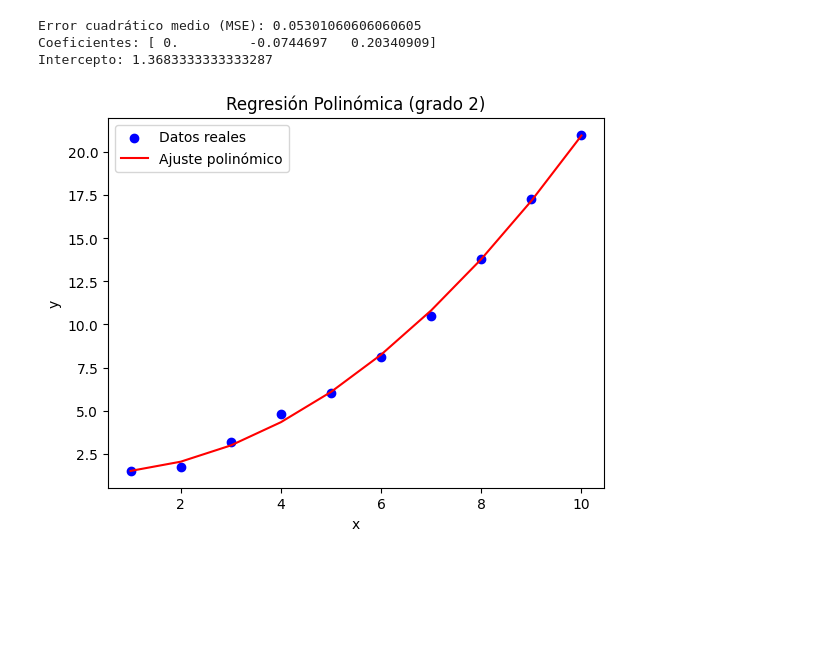
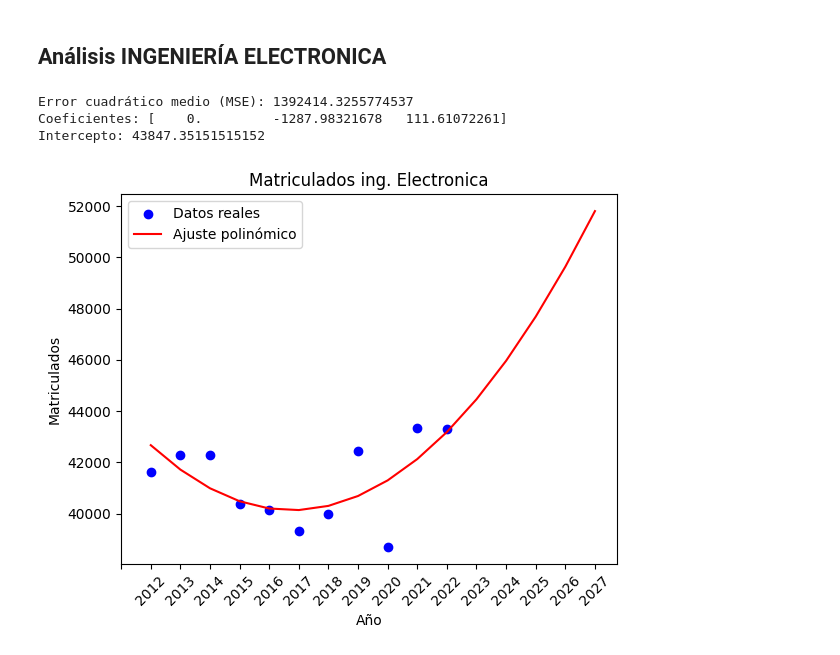
Before and after one commit to Checho019/vigilancia-tecnologica-eng-electrica, a Jupyter notebook: Regresion_matriculados_egresados.ipynb, the cells around one changed output. Drawn from its saved outputs; the diff is of its cells as text; code cells hidden in the pictures; blank space fills up the shorter version.

```diff
--- a/Regresion_matriculados_egresados.ipynb
+++ b/Regresion_matriculados_egresados.ipynb
@@ -52,42 +53,68 @@ df_sis_G
+# %%
+# Obtener los valores totales de los años
+años = [2012, 2013, 2014, 2015, 2016, 2017, 2018, 2019, 2020, 2021, 2022]
+for año in años:
+    df_elec_M.loc[str(año)] = df_elec_M.loc[f'{año} - 1'] + df_elec_M.loc[f'{año} - 2']
+    df_elec_I.loc[str(año)] = df_elec_I.loc[f'{año} - 1'] + df_elec_I.loc[f'{año} - 2']
+    df_elec_G.loc[str(año)] = df_elec_G.loc[f'{año} - 1'] + df_elec_G.loc[f'{año} - 2']
+    df_sis_M.loc[str(año)] = df_sis_M.loc[f'{año} - 1'] + df_sis_M.loc[f'{año} - 2']
+    df_sis_I.loc[str(año)] = df_sis_I.loc[f'{año} - 1'] + df_sis_I.loc[f'{año} - 2']
+    df_sis_G.loc[str(año)] = df_sis_G.loc[f'{año} - 1'] + df_sis_G.loc[f'{año} - 2']
+# %%
+# Separar las filas con llaves correspondientes a los años
+for i, año in enumerate(años):
+  años[i] = str(año)
+df_elec_M = df_elec_M.loc[años]
+df_elec_I = df_elec_I.loc[años]
+df_elec_G = df_elec_G.loc[años]
+df_sis_M = df_sis_M.loc[años]
+df_sis_I = df_sis_I.loc[años]
+df_sis_G = df_sis_G.loc[años]
+# %% [markdown]
+## Análisis INGENIERÍA ELECTRONICA
 # %%
-import numpy as np
-import matplotlib.pyplot as plt
-from sklearn.preprocessing import PolynomialFeatures
-from sklearn.linear_model import LinearRegression
-from sklearn.metrics import mean_squared_error
-
 # Ejemplo de datos
-x = np.array([1, 2, 3, 4, 5, 6, 7, 8, 9, 10]).reshape(-1, 1)
-y = np.array([1.5, 1.7, 3.2, 4.8, 6.0, 8.1, 10.5, 13.8, 17.3, 21.0])
+x = np.array([1, 2, 3, 4, 5, 6, 7, 8, 9, 10, 11]).reshape(-1, 1)
+y = df_elec_M['Matriculados'].to_numpy()
 
 # Crear características polinómicas
 degree = 2  # Cambiar el grado para una curva más compleja
 poly_features = PolynomialFeatures(degree=degree)
 x_poly = poly_features.fit_transform(x)
 
 # Ajustar un modelo de regresión lineal a las características polinómicas
 model = LinearRegression()
 model.fit(x_poly, y)
 
+x_pred = np.array([1, 2, 3, 4, 5, 6, 7, 8, 9, 10, 11, 12, 13, 14, 15, 16]).reshape(-1, 1)
+x_poly_pred = poly_features.fit_transform(x_pred)
+
 # Predicción
 y_pred = model.predict(x_poly)
 
 # Evaluar el modelo
 mse = mean_squared_error(y, y_pred)
 print(f"Error cuadrático medio (MSE): {mse}")
 print(f"Coeficientes: {model.coef_}")
 print(f"Intercepto: {model.intercept_}")
 
+y_pred = model.predict(x_poly_pred)
+
 # Visualizar resultados
 plt.scatter(x, y, color='blue', label='Datos reales')
-plt.plot(x, y_pred, color='red', label='Ajuste polinómico')
-plt.title(f'Regresión Polinómica (grado {degree})')
-plt.xlabel('x')
-plt.ylabel('y')
+plt.plot(x_pred, y_pred, color='red', label='Ajuste polinómico')
+plt.title(f'Matriculados ing. Electronica')
+plt.xlabel('Año')
+plt.ylabel('Matriculados')
+
+# mostrar años desde 2012 hasta 2027 (en cadenas de caracteres)
+años = ['','2012', '2013', '2014', '2015', '2016', '2017', '2018', '2019', '2020', '2021', '2022', '2023', '2024', '2025', '2026', '2027']
+plt.xticks(ticks=range(len(años)), labels=años, rotation=45)
+
 plt.legend()
 plt.show()
 # %% [output]
-Error cuadrático medio (MSE): 0.05301060606060605
-Coeficientes: [ 0.         -0.0744697   0.20340909]
-Intercepto: 1.3683333333333287
+Error cuadrático medio (MSE): 1392414.3255774537
+Coeficientes: [    0.         -1287.98321678   111.61072261]
+Intercepto: 43847.35151515152
-[figure, old version]
+[figure, new version]
```
Also changed, not shown: parts of 12 cells of this notebook.
